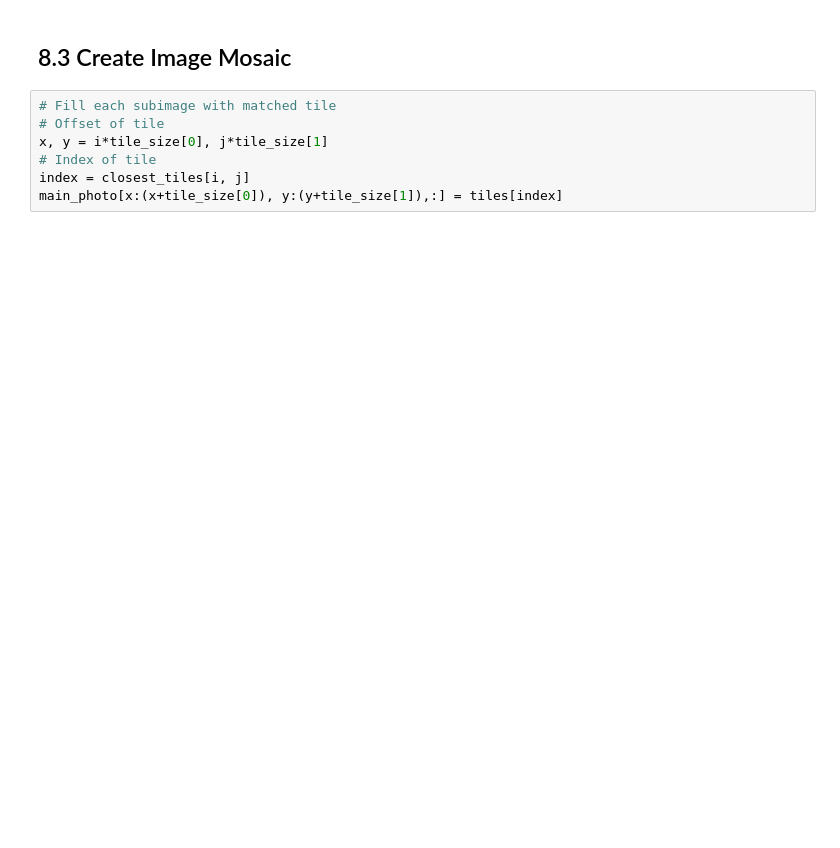
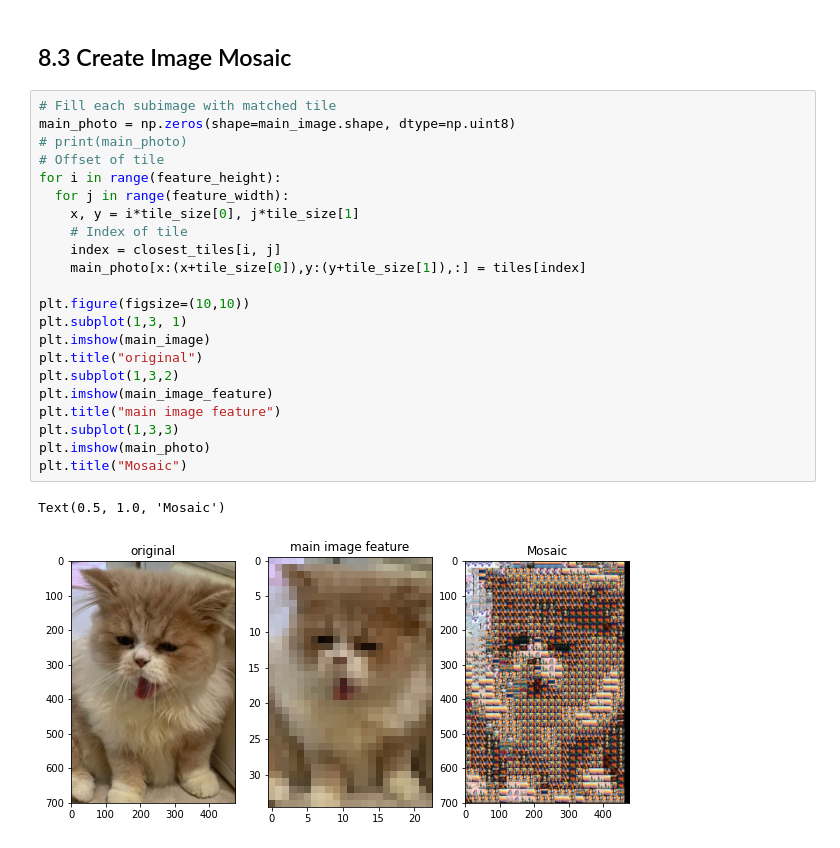
Before and after one commit to LittleLunar/image-processing-class, a Jupyter notebook: src/activity8.ipynb, the cells around one changed output. Saved outputs shown, nothing was run; the diff lists cells and outputs as text; blank space fills up the shorter version.

```diff
--- a/src/activity8.ipynb
+++ b/src/activity8.ipynb
@@ -51,8 +98,26 @@ for i in range(height):
 ## 8.3 Create Image Mosaic
 # %%
 # Fill each subimage with matched tile
+main_photo = np.zeros(shape=main_image.shape, dtype=np.uint8)
+# print(main_photo)
 # Offset of tile
-x, y = i*tile_size[0], j*tile_size[1]
-# Index of tile
-index = closest_tiles[i, j]
-main_photo[x:(x+tile_size[0]), y:(y+tile_size[1]),:] = tiles[index]
+for i in range(feature_height):
+  for j in range(feature_width):
+    x, y = i*tile_size[0], j*tile_size[1]
+    # Index of tile
+    index = closest_tiles[i, j]
+    main_photo[x:(x+tile_size[0]),y:(y+tile_size[1]),:] = tiles[index]
+
+plt.figure(figsize=(10,10))
+plt.subplot(1,3, 1)
+plt.imshow(main_image)
+plt.title("original")
+plt.subplot(1,3,2)
+plt.imshow(main_image_feature)
+plt.title("main image feature")
+plt.subplot(1,3,3)
+plt.imshow(main_photo)
+plt.title("Mosaic")
+# %% [output]
+Text(0.5, 1.0, 'Mosaic')
+[figure, added]
```
Also changed, not shown: parts of 10 cells of this notebook, 1 other file.
